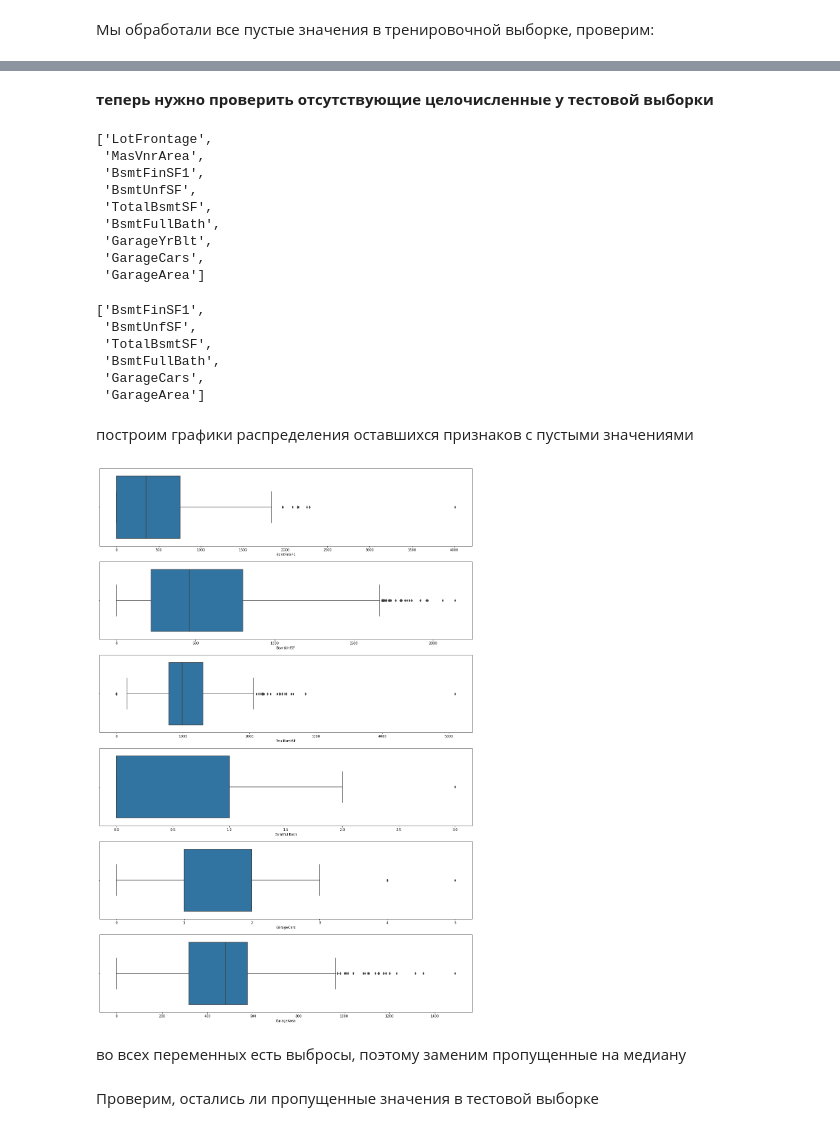
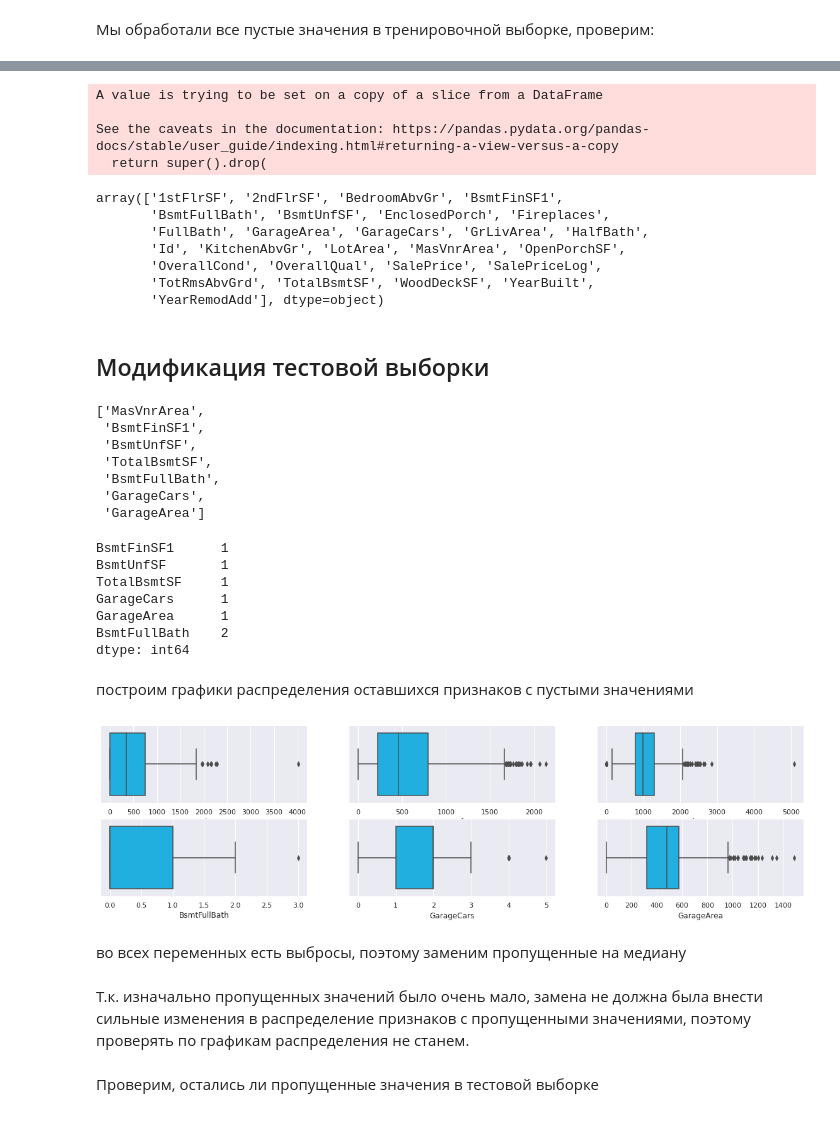
Before and after one commit to sonador88/ML_HousePricePredict, a Jupyter notebook: prg.ipynb, the cells around one changed output, grey strips where cells are left out. Saved outputs shown, nothing was run; the diff lists cells and outputs as text; code cells hidden in the pictures.

```diff
--- a/prg.ipynb
+++ b/prg.ipynb
@@ -452,7 +504,7 @@ dtype: int64
 # %% [markdown]
 Посмотрим графики распределения этих признков, чтоб решить на какое значение заменит
 # %%
-fig,axis = plt.subplots(len(col_int_with_na), figsize=(20,10))
+fig,axis = plt.subplots(round(len(col_int_with_na)/3), 3, figsize=(20,5))
 for i, col in enumerate(col_int_with_na):
-    sns.boxplot(data=train, x=col, ax=axis[i])
+    sns.boxplot(data=train, x=col, ax=axis[i], color="deepskyblue")
 # %% [output]
@@ -476,0 +543,14 @@ train.isna().sum().sum()
+# %%
+sns.set(rc={"figure.figsize": (14, 12)})
+fig, axes = plt.subplots(len(col_int_with_na), 2)
+for fig_pos, feature in enumerate(col_int_with_na):
+
+    # до изменений
+    p = sns.histplot(ax=axes[fig_pos, 0], x=train_copy_with_na[feature],
+                     kde=True, bins=30, color="deepskyblue", edgecolor="black")
+    p.set_ylabel(f"Перед изменением", fontsize=14)
+
+    # после изменений
+    q = sns.histplot(ax=axes[fig_pos, 1], x=train[feature],
+                     kde=True, bins=30, color="darkorange", edgecolor="black")
+    q.set_ylabel(f"После изменения", fontsize=14)
@@ -477,5 +561,26 @@ train.isna().sum().sum()
+# %%
+col_int_nan_for_del = ['LotFrontage', 'GarageYrBlt']
+train.drop(columns=col_int_nan_for_del, axis=1, inplace=True)
+test.drop(columns=col_int_nan_for_del, axis=1, inplace=True)
+#так же удаляем из массива с числовыми переменными
+numeric_cols = del_from_list(numeric_cols, col_int_nan_for_del)
+# %% [output]
+A value is trying to be set on a copy of a slice from a DataFrame
+
+See the caveats in the documentation: https://pandas.pydata.org/pandas-docs/stable/user_guide/indexing.html#returning-a-view-versus-a-copy
+  return super().drop(
+# %%
+numeric_cols
+# %% [output]
+array(['1stFlrSF', '2ndFlrSF', 'BedroomAbvGr', 'BsmtFinSF1',
+       'BsmtFullBath', 'BsmtUnfSF', 'EnclosedPorch', 'Fireplaces',
+       'FullBath', 'GarageArea', 'GarageCars', 'GrLivArea', 'HalfBath',
+       'Id', 'KitchenAbvGr', 'LotArea', 'MasVnrArea', 'OpenPorchSF',
+       'OverallCond', 'OverallQual', 'SalePrice', 'SalePriceLog',
+       'TotRmsAbvGrd', 'TotalBsmtSF', 'WoodDeckSF', 'YearBuilt',
+       'YearRemodAdd'], dtype=object)
 # %% [markdown]
-<b>теперь нужно проверить отсутствующие целочисленные у тестовой выборки</b>
+## Модификация тестовой выборки
 # %%
 test_with_na = test.isna().sum()
 col_test_na = test_with_na[test_with_na>0].index.to_list()
@@ -485,37 +590,36 @@ col_test_na
 #test.MSZoning.value_counts()
 #test.MSZoning.isna().sum()
 # %% [output]
-['LotFrontage',
- 'MasVnrArea',
+['MasVnrArea',
  'BsmtFinSF1',
  'BsmtUnfSF',
  'TotalBsmtSF',
  'BsmtFullBath',
- 'GarageYrBlt',
  'GarageCars',
  'GarageArea']
 # %%
-test.fillna({'GarageYrBlt': test.GarageYrBlt.mean()}, inplace=True)
-test.fillna({'LotFrontage': test.LotFrontage.median()}, inplace=True)
 test.fillna({'MasVnrArea': test.MasVnrArea.median()}, inplace=True)
 
-col_test_na = [x for x in col_test_na if x not in ['GarageYrBlt','LotFrontage','MasVnrArea']]
-col_test_na
+col_test_na = [x for x in col_test_na if x not in ['MasVnrArea']]
+test[col_test_na].isna().sum().sort_values()
 # %% [output]
-['BsmtFinSF1',
- 'BsmtUnfSF',
- 'TotalBsmtSF',
- 'BsmtFullBath',
- 'GarageCars',
- 'GarageArea']
+BsmtFinSF1      1
+BsmtUnfSF       1
+TotalBsmtSF     1
+GarageCars      1
+GarageArea      1
+BsmtFullBath    2
+dtype: int64
 # %% [markdown]
 построим графики распределения оставшихся признаков с пустыми значениями
 # %%
-fig,axis = plt.subplots(len(col_test_na), figsize=(20,30))
-for i, col in enumerate(col_test_na):
-    sns.boxplot(data=test, x=col, ax=axis[i])
+fig,axis = plt.subplots(round(len(col_test_na)/3), 3, figsize=(20,5))
+for y, col in enumerate(col_test_na):
+    i, j = divmod(y, 3)
+    #axis[i].boxplot(test[col])
+    sns.boxplot(data=test, x=col, ax=axis[i, j], color="deepskyblue")
 # %% [output]
-[figure, old version]
+[figure, new version]
 # %% [markdown]
 во всех переменных есть выбросы, поэтому заменим пропущенные на медиану
 # %%
@@ -523,3 +627,5 @@ test[col_test_na] = test[col_test_na].fillna(test[col_test_na].mode().iloc[0])
+# %% [markdown]
+Т.к. изначально пропущенных значений было очень мало, замена не должна была внести сильные изменения в распределение признаков с пропущенными значениями, поэтому проверять по графикам распределения не станем.
 # %% [markdown]
 Проверим, остались ли пропущенные значения в тестовой выборке
 # %%
```
Also changed, not shown: parts of 60 cells of this notebook, 1 other file.
